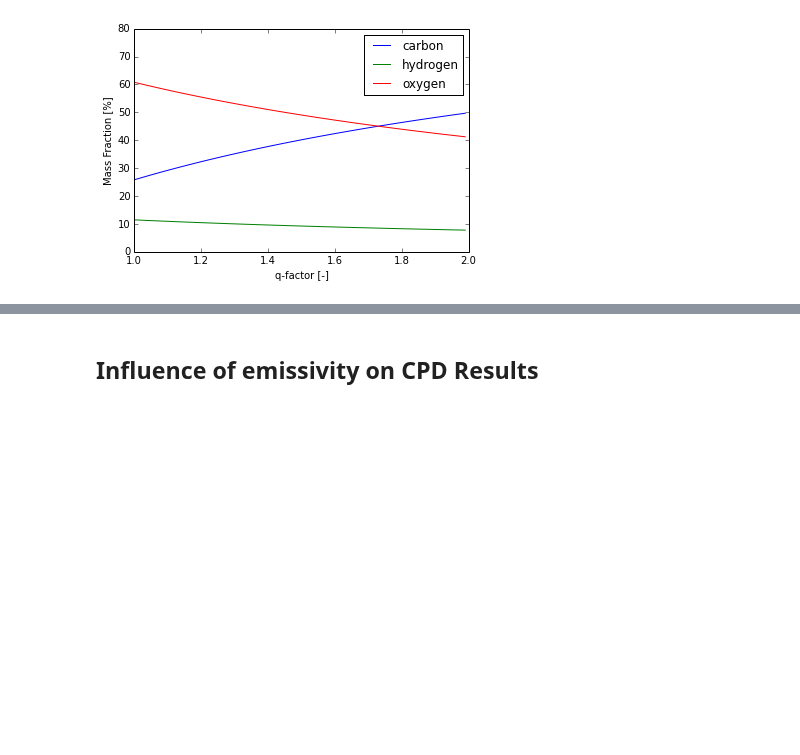
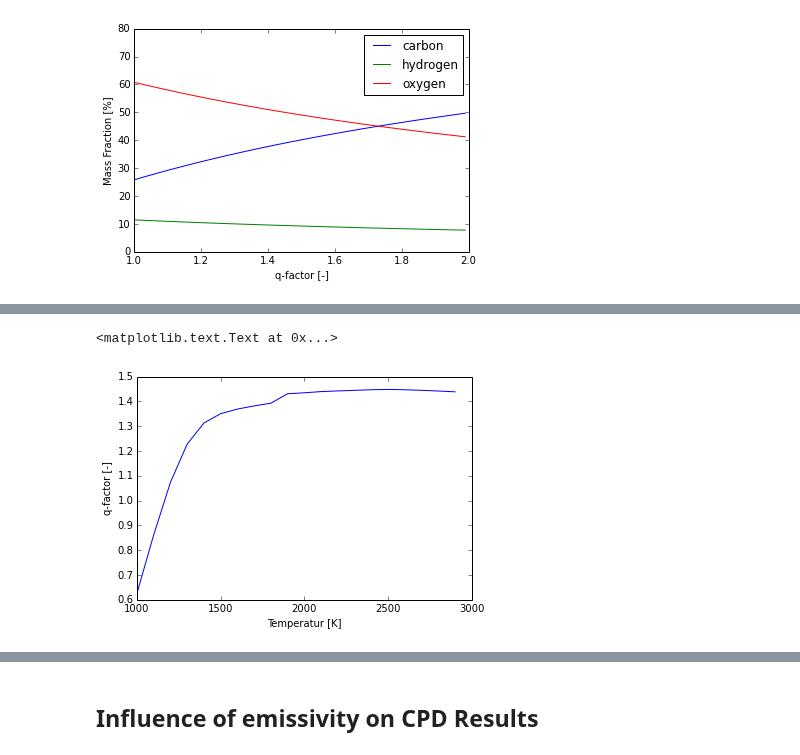
Before and after one commit to ostein/notebooks, a Jupyter notebook: pkp/BlackThunder.ipynb, the cells around one changed output, grey strips where cells are left out. Saved outputs shown, nothing was run; the diff lists cells and outputs as text; code cells hidden in the pictures; blank space fills up the shorter version.

```diff
--- a/pkp/BlackThunder.ipynb
+++ b/pkp/BlackThunder.ipynb
@@ -223,7 +237,7 @@ for d in [100e-6, 150e-6]:
 # %% [markdown]
 **TODO:** Check influence of different particle temperature profiles on CPD results
 # %%
-Times, Temps = computeParticleTemperature(props_orig, time)
+Times, Temps = computeParticleTemperature(props_orig, time, T_high)
 input_dict['OperatingConditions'] = {'run0': zip(Times, Temps)[0:-40:40], 'pressure': 1.0, 'runs': 1}
 # %% [markdown]
 # Execution of the CPD Preprocessor
@@ -425,11 +441,24 @@ for spec in ['Carbon', 'Hydrogen', 'Oxygen']:
 props = props_orig
 res = []
 q = []
-emissivity = np.arange(0, 0.1, 0.01)
-for e in emissivity:
-    props['epsilon'] = e
-    Times, Temps = computeParticleTemperature(props, time, T_start=300, dt=1e-4)
-    input_dict['OperatingConditions'] = {'run0': zip(Times, Temps)[0:-80:38], 'pressure': 1.0, 'runs': 1}
+props['epsilon'] = 0
+tarratio = []
+gasratio = []
+innertratio = []
+Ts = [_*100.0 for _ in range(10,30)]
+for T in Ts:
+    Times, Temps = computeParticleTemperature(props, time, T_high, T_start=300, dt=1e-4)
+    input_dict['OperatingConditions'] = {'run0': [(0.0,T),(2.0,T)], 'pressure': 1.0, 'runs': 1}
     cpd = pkp.generate(json_string=input_dict)
     res.append(cpd)
     q.append(cpd['run0'][1].qFactor)
+    tarratio.append(cpd['run0'][1]['ftar'][-1]/cpd['run0'][1]['ftot'][-1])
+    gasratio.append(cpd['run0'][1]['fgas'][-1]/cpd['run0'][1]['ftot'][-1])
+    innertratio.append((cpd['run0'][1]['fh20'][-1] + cpd['run0'][1]['fco2'][-1])/cpd['run0'][1]['fgas'][-1])
+# %%
+plt.plot(Ts, q)
+plt.ylabel('q-factor [-]')
+plt.xlabel('Temperatur [K]')
+# %% [output]
+<matplotlib.text.Text at 0x...>
+[figure, added]
```
Also changed, not shown: parts of 25 cells of this notebook.
